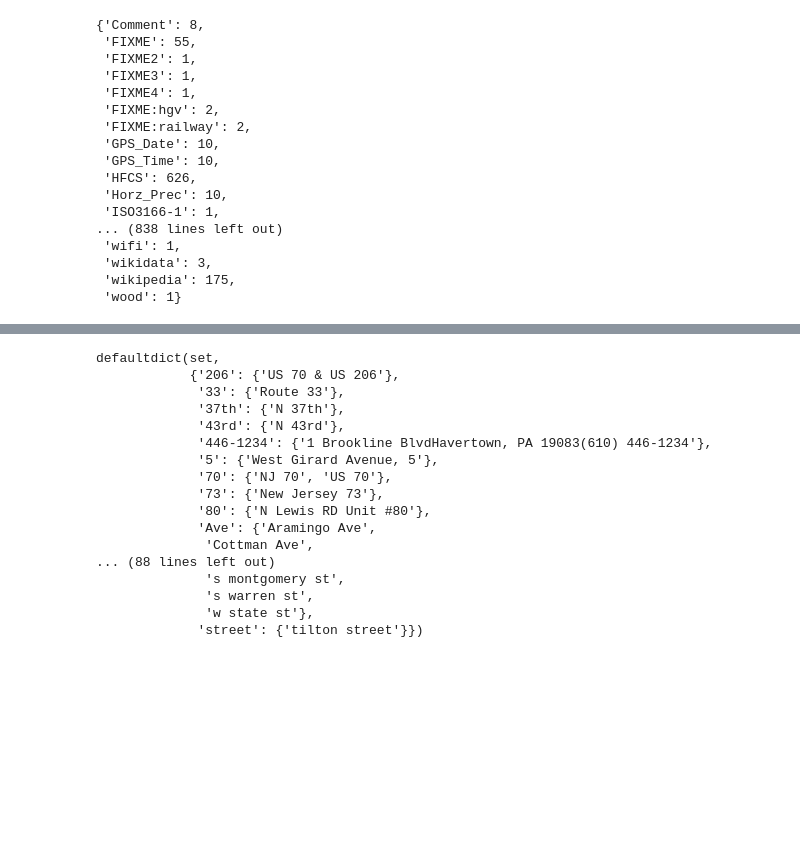
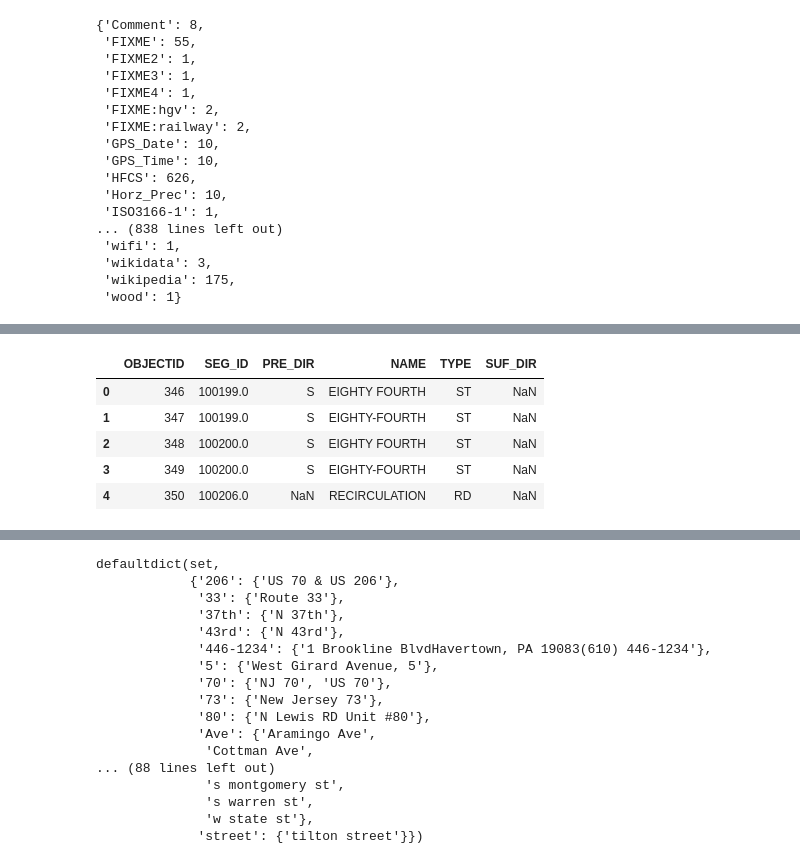
Before and after one commit to Apeder/Open_Street_Map_Scrape_n_munge, a Jupyter notebook: Philly_Open_StreetMap.ipynb, the cells around one changed output, grey strips where cells are left out. Drawn from its saved outputs; the diff is of its cells as text; code cells hidden in the pictures; blank space fills up the shorter version.

```diff
--- a/Philly_Open_StreetMap.ipynb
+++ b/Philly_Open_StreetMap.ipynb
@@ -146,3 +147,9 @@ def audit(osmfile):
     return street_types
 # %%
 # create expected list from scraped name strings at http://www.geographic.org/streetview/usa/pa/philadelphia.html
+# how does it compare to the tiger name attributes in the way objects? Compare all these sets of names?
+import pandas as pd
+
+philly_streets_canon = pd.read_csv('http://gis.phila.gov/gisdata/ODP/STR_AliasList.csv')
+
+philly_streets_canon.describe()
@@ -148,0 +166,9 @@ def audit(osmfile):
+# %%
+philly_streets_canon.head()
+# %% [output]
+|  | OBJECTID | SEG_ID | PRE_DIR | NAME | TYPE | SUF_DIR |
+| 0 | 346 | 100199.0 | S | EIGHTY FOURTH | ST | NaN |
+| 1 | 347 | 100199.0 | S | EIGHTY-FOURTH | ST | NaN |
+| 2 | 348 | 100200.0 | S | EIGHTY FOURTH | ST | NaN |
+| 3 | 349 | 100200.0 | S | EIGHTY-FOURTH | ST | NaN |
+| 4 | 350 | 100206.0 | NaN | RECIRCULATION | RD | NaN |
```
Also changed, not shown: parts of 21 cells of this notebook, 1 other file.
